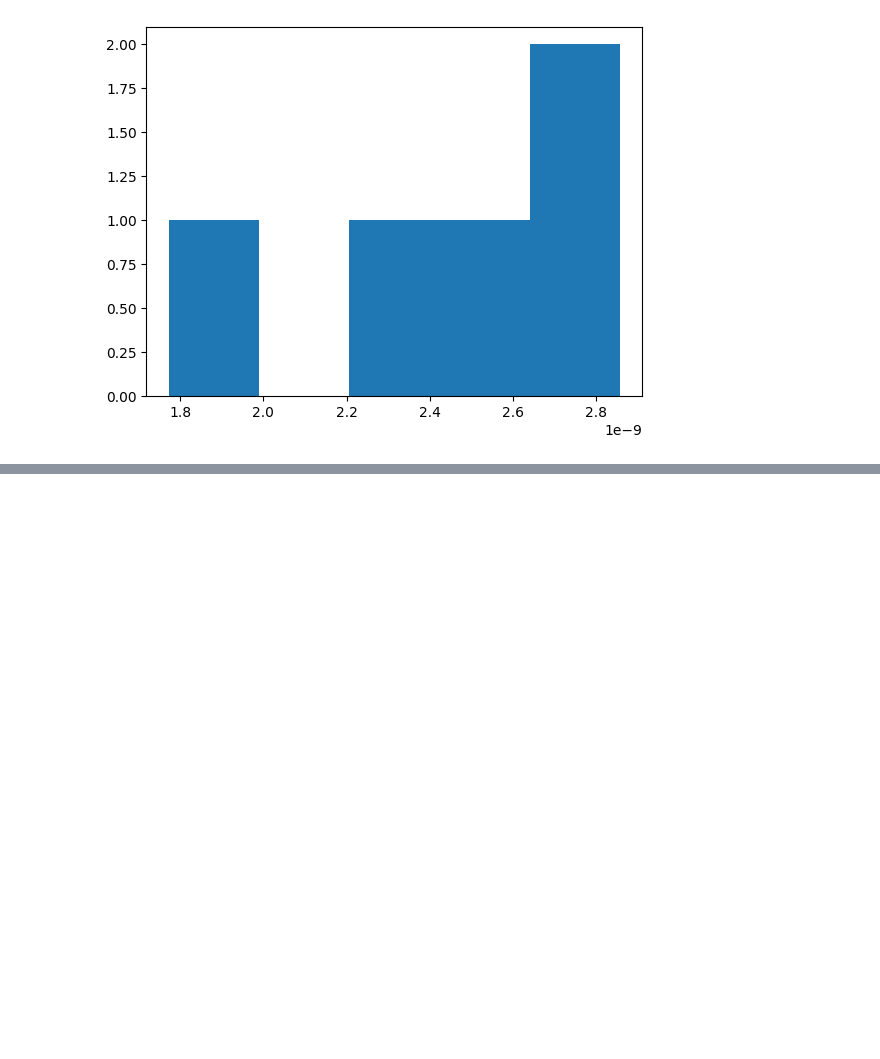
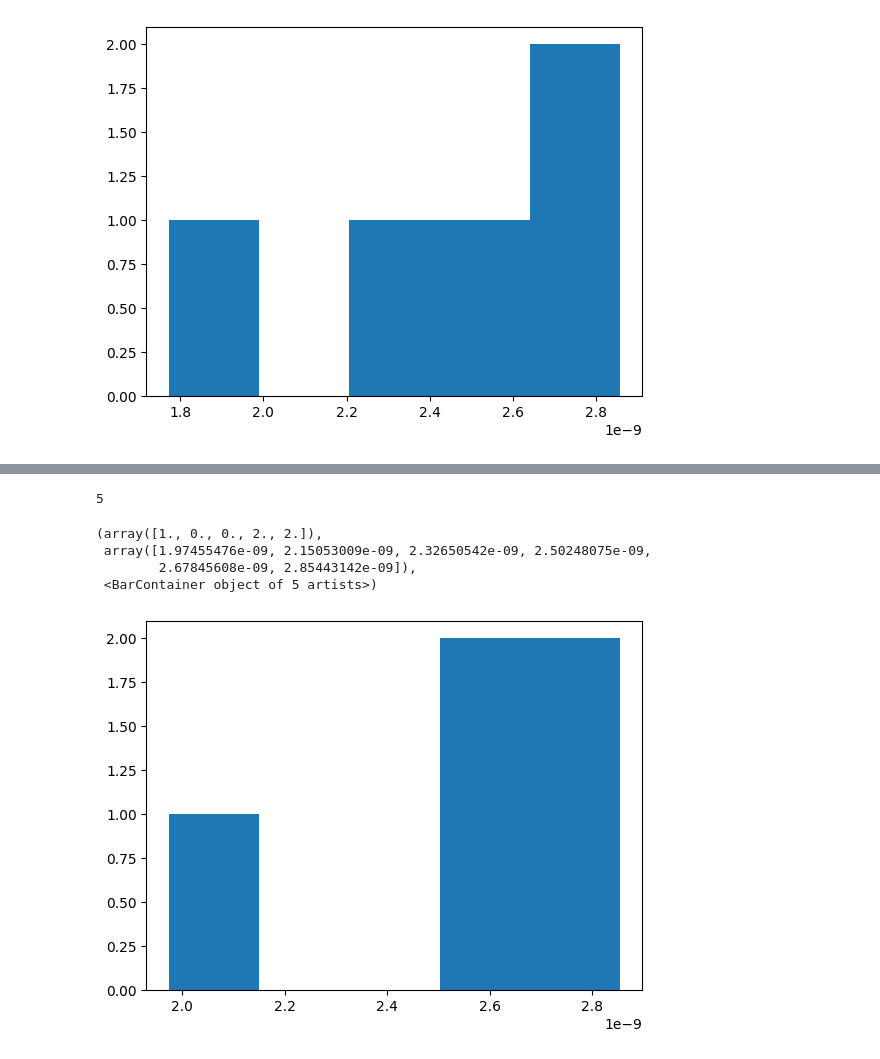
Before and after one commit to llbranch/Monte-Python, a Jupyter notebook: poetryEnv/poetryenv/Lt5part.ipynb, the cells around one changed output, grey strips where cells are left out. Drawn from its saved outputs; the diff is of its cells as text; code cells hidden in the pictures; blank space fills up the shorter version.

```diff
--- a/poetryEnv/poetryenv/Lt5part.ipynb
+++ b/poetryEnv/poetryenv/Lt5part.ipynb
@@ -412,0 +474,11 @@ plt.hist(ToF, bins=5)
+# %%
+TOFtest = midpoints4[:,0] - midpoints[:,0]
+print(len(TOFtest))
+plt.hist(TOFtest, bins=5)
+# %% [output]
+5
+(array([1., 0., 0., 2., 2.]),
+ array([1.97455476e-09, 2.15053009e-09, 2.32650542e-09, 2.50248075e-09,
+        2.67845608e-09, 2.85443142e-09]),
+ <BarContainer object of 5 artists>)
+[figure, added]
```
Also changed, not shown: parts of 5 cells of this notebook.
